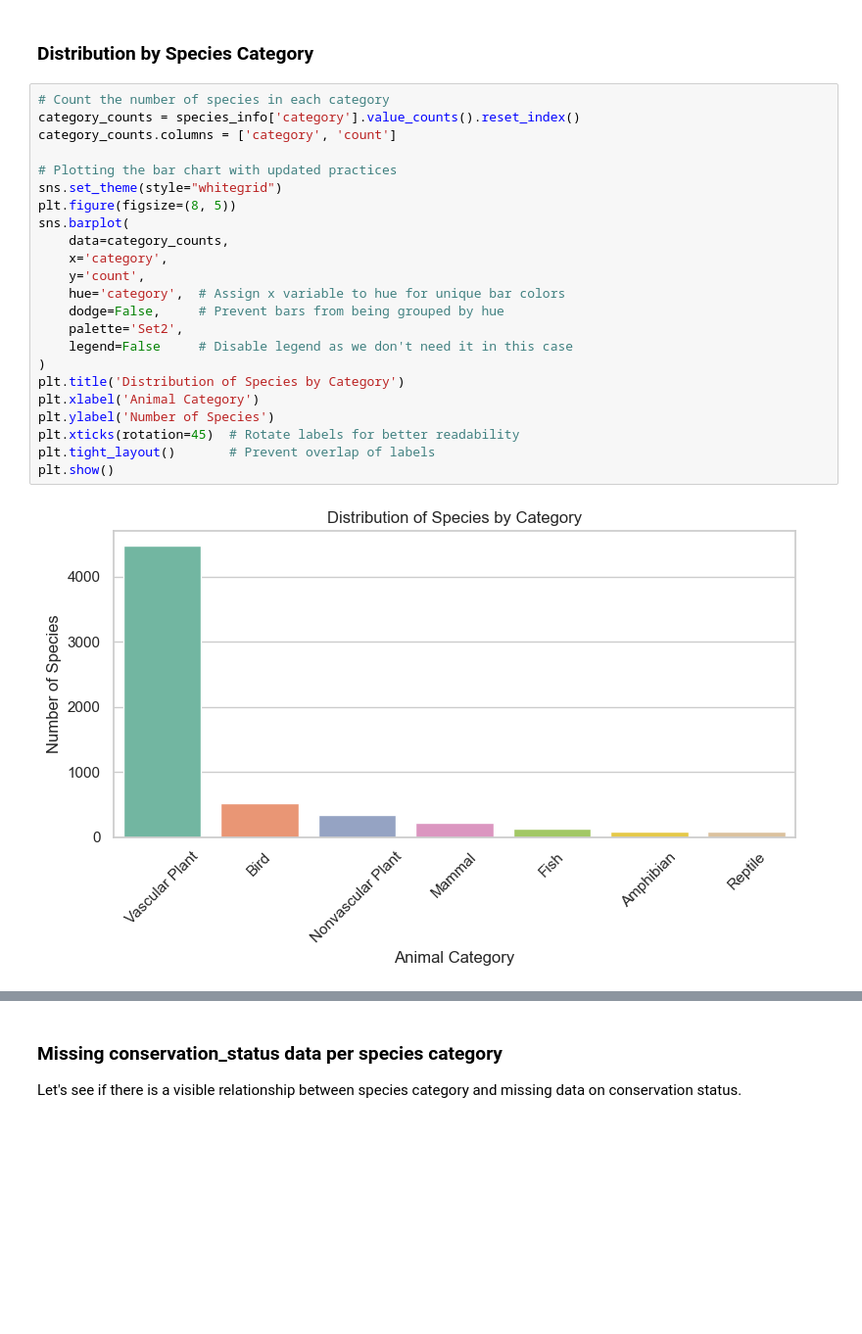
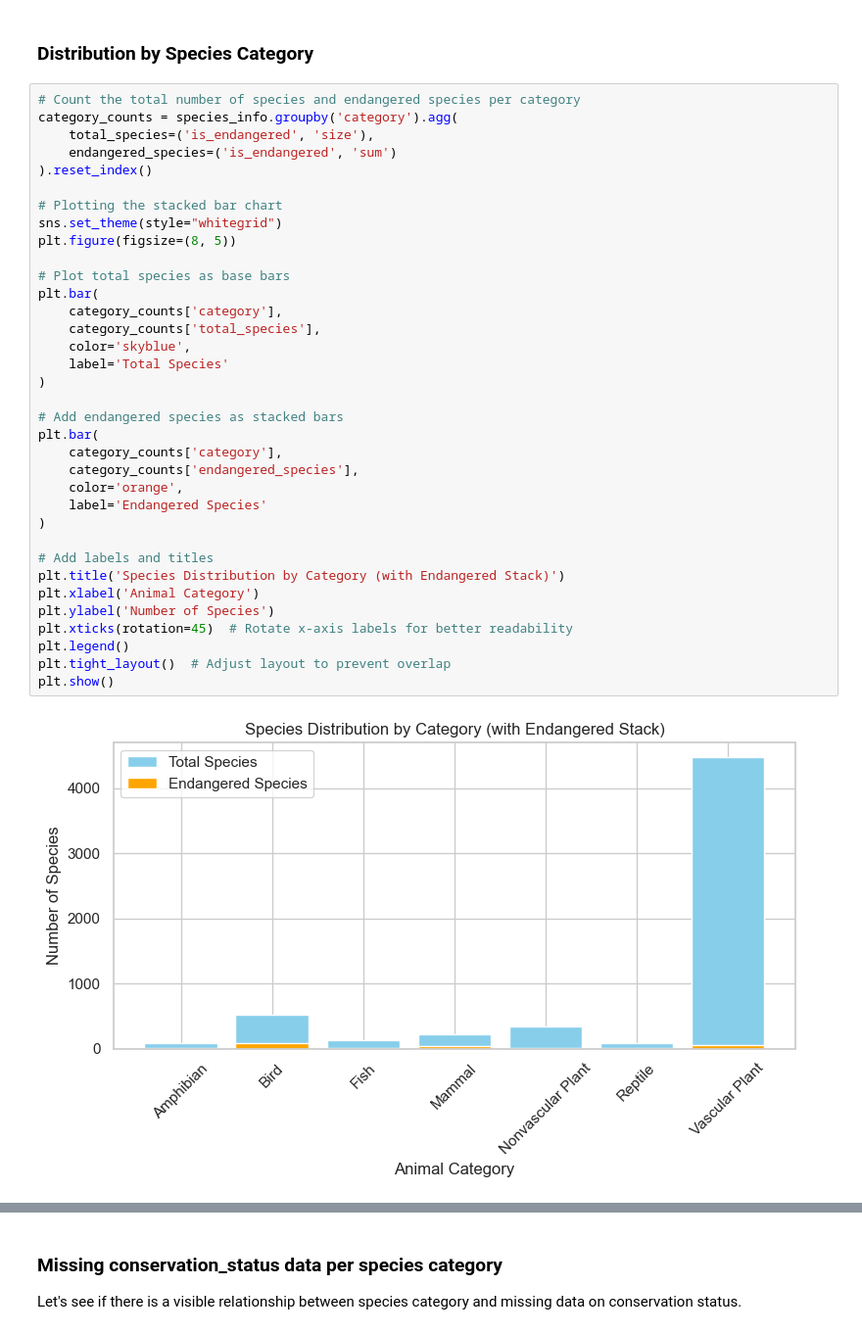
Before and after one commit to ramtob/CDC-Portfolio-0425-Biodiversity, a Jupyter notebook: biodiversity.ipynb, the cells around one changed output, grey strips where cells are left out. Shown at 98% size. Cells and saved outputs as stored; diff of their text form; blank space fills up the shorter version.

```diff
--- a/biodiversity.ipynb
+++ b/biodiversity.ipynb
@@ -121,29 +121,41 @@ The fourth value 'In Recovery' seems also to mean 'of concern' but perhaps more
 # %% [markdown]
 ### Distribution by Species Category
 # %%
-# Count the number of species in each category
-category_counts = species_info['category'].value_counts().reset_index()
-category_counts.columns = ['category', 'count']
+# Count the total number of species and endangered species per category
+category_counts = species_info.groupby('category').agg(
+    total_species=('is_endangered', 'size'),
+    endangered_species=('is_endangered', 'sum')
+).reset_index()
 
-# Plotting the bar chart with updated practices
+# Plotting the stacked bar chart
 sns.set_theme(style="whitegrid")
 plt.figure(figsize=(8, 5))
-sns.barplot(
-    data=category_counts,
-    x='category',
-    y='count',
-    hue='category',  # Assign x variable to hue for unique bar colors
-    dodge=False,     # Prevent bars from being grouped by hue
-    palette='Set2',
-    legend=False     # Disable legend as we don't need it in this case
+
+# Plot total species as base bars
+plt.bar(
+    category_counts['category'],
+    category_counts['total_species'],
+    color='skyblue',
+    label='Total Species'
 )
-plt.title('Distribution of Species by Category')
+
+# Add endangered species as stacked bars
+plt.bar(
+    category_counts['category'],
+    category_counts['endangered_species'],
+    color='orange',
+    label='Endangered Species'
+)
+
+# Add labels and titles
+plt.title('Species Distribution by Category (with Endangered Stack)')
 plt.xlabel('Animal Category')
 plt.ylabel('Number of Species')
-plt.xticks(rotation=45)  # Rotate labels for better readability
-plt.tight_layout()       # Prevent overlap of labels
+plt.xticks(rotation=45)  # Rotate x-axis labels for better readability
+plt.legend()
+plt.tight_layout()  # Adjust layout to prevent overlap
 plt.show()
 # %% [output]
-[figure, old version]
+[figure, new version]
 # %%
 # Display only categories with less than 1000 species
```
Also changed, not shown: parts of 2 cells of this notebook.
